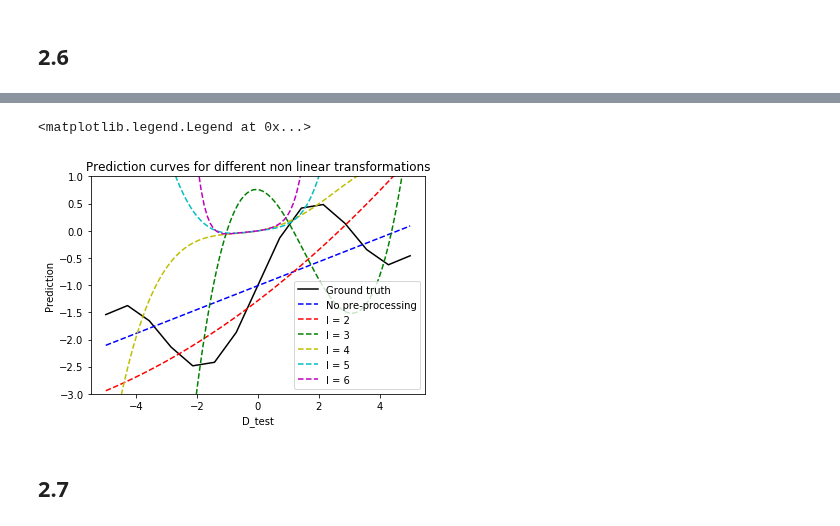
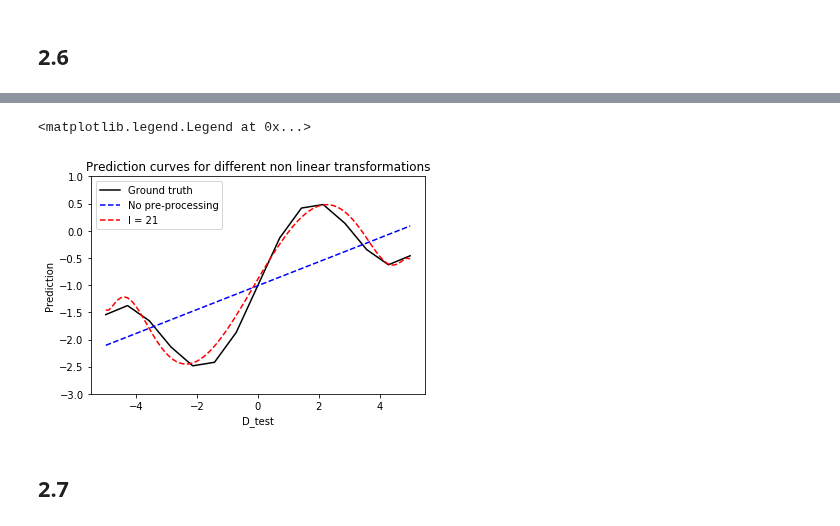
Before and after one commit to marued/IFT6390, a Jupyter notebook: Homeworks/Homework2/Homework2.ipynb, the cells around one changed output, grey strips where cells are left out. Saved outputs shown, nothing was run; the diff lists cells and outputs as text; code cells hidden in the pictures.

```diff
--- a/Homeworks/Homework2/Homework2.ipynb
+++ b/Homeworks/Homework2/Homework2.ipynb
@@ -213,9 +214,9 @@ class regression_gradient:
         # 1) Parameter Initialization
 
         if isinstance(train_data[0], (np.ndarray)):
-            self.weight = np.random.rand(train_data.shape[1]) / 10 #initialize the weights to a vector of size dx1
+            self.weight = zeros(train_data.shape[1]) #initialize the weights to a vector of zeros of size dx1
         else:
-            self.weight = np.random.rand() / 10
+            self.weight = 0
 
         self.bias = 0 #initialize the bias
         # -------------------------------
@@ -487,7 +488,7 @@ def phi_tf(data, l):
         Works only for 1 dimensional data sets.
     Return
     ----------
-    modified data set new_data
+    normalized transformed data set new_data
     """
 
     if isinstance(data, (np.float64, np.int32, float, int)):
@@ -510,6 +511,8 @@ def phi_tf(data, l):
             for j in range(l):
                 new_data[i][j] = np.power(ex,(j+1))
 
+    new_data= np.divide((new_data - new_data.min(axis=0)),(new_data.max(axis=0) - new_data.min(axis=0)))
+
     return new_data
 # %%
 model = regression_gradient(0.01)
@@ -521,40 +524,65 @@ plt.ylabel("Prediction")
 plt.ylim(-3,1)
 plt.title("Prediction curves for different non linear transformations")
 
-
 print ("Model with no pre-processing:")
 model.train(D, h_x(D), 0.000475, 0.00001, 5000)
 plt.plot(D_test, model.compute_predictions(D_test, h_x(D_test)), 'b--', label = "No pre-processing")
+print("True risk = {} \n".format(model.empiricalRisk(D_test,h_x(D_test))))
 
-print("Model with polynomial preprocessing of degree 2:")
-x_hat = phi_tf(D,2)
-x_hat_test = phi_tf(D_test, 2)
-model.train(x_hat, h_x(D), 0.003, 0.00001, 2000)
-plt.plot(D_test, model.compute_predictions(x_hat_test, h_x(D_test)), 'r--', label = "l = 2")
+# print("Model with polynomial preprocessing of degree 2:")
+# x_hat = phi_tf(D,2)
+# x_hat_test = phi_tf(D_test, 2)
+# model.train(x_hat, h_x(D), 0.000475, 0.00001, 5000)
+# plt.plot(D_test, model.compute_predictions(x_hat_test, h_x(D_test)), 'r--', label = "l = 2")
 
-print("Model with polynomial preprocessing of degree 3:")
-x_hat = phi_tf(D,3)
-x_hat_test = phi_tf(D_test, 3)
-model.train(x_hat, h_x(D), 0.00015, 0.00001, 400)
-plt.plot(D_test, model.compute_predictions(x_hat_test, h_x(D_test)), 'g--', label = "l = 3")
-
-# print("Model with polynomial preprocessing of degree 4:")
-# x_hat = phi_tf(D,4)
-# x_hat_test = phi_tf(D_test, 4)
-# model.train(x_hat, h_x(D), 0.0000001, 0.00001, 50)
-# plt.plot(D_test, model.compute_predictions(x_hat_test, h_x(D_test)), 'y--', label = "l = 4")
-
-# print("Model with polynomial preprocessing of degree 5:")
-# x_hat = phi_tf(D,5)
-# x_hat_test = phi_tf(D_test, 5)
-# model.train(x_hat, h_x(D), 0.000000001, 0.00001, 50)
-# plt.plot(D_test, model.compute_predictions(x_hat_test, h_x(D_test)), 'c--', label = "l = 5")
+# print("Model with polynomial preprocessing of degree 3:")
+# x_hat = phi_tf(D,3)
+# x_hat_test = phi_tf(D_test, 3)
+# model.train(x_hat, h_x(D), 0.08, 0.00001, 10000)
+# plt.plot(D_test, model.compute_predictions(x_hat_test, h_x(D_test)), 'g--', label = "l = 3")
+# print("True risk = {}\n".format(model.empiricalRisk(x_hat_test,h_x(D_test))))
 
 # print("Model with polynomial preprocessing of degree 6:")
 # x_hat = phi_tf(D,6)
 # x_hat_test = phi_tf(D_test, 6)
-# model.train(x_hat, h_x(D), 0.00000000001, 0.00001, 50)
-# plt.plot(D_test, model.compute_predictions(x_hat_test, h_x(D_test)), 'm--', label = "l = 6")
+# model.train(x_hat, h_x(D), 0.055, 0.00001, 5000)
+# # plt.plot(D_test, model.compute_predictions(x_hat_test, h_x(D_test)), 'm--', label = "l = 6")
+# print("True risk = {}\n".format(model.empiricalRisk(x_hat_test,h_x(D_test))))
+
+# print("Model with polynomial preprocessing of degree 9:")
+# x_hat = phi_tf(D,9)
+# x_hat_test = phi_tf(D_test, 9)
+# model.train(x_hat, h_x(D), 0.01, 0.00001, 5000)
+# # plt.plot(D_test, model.compute_predictions(x_hat_test, h_x(D_test)), 'c--', label = "l = 9")
+# print("True risk = {}\n".format(model.empiricalRisk(x_hat_test,h_x(D_test))))
+
+# print("Model with polynomial preprocessing of degree 12:")
+# x_hat = phi_tf(D,12)
+# x_hat_test = phi_tf(D_test, 12)
+# model.train(x_hat, h_x(D), 0.01, 0.00001, 5000)
+# # plt.plot(D_test, model.compute_predictions(x_hat_test, h_x(D_test)), 'y--', label = "l = 12")
+# print("True risk = {}\n".format(model.empiricalRisk(x_hat_test,h_x(D_test))))
+
+# print("Model with polynomial preprocessing of degree 15:")
+# x_hat = phi_tf(D,15)
+# x_hat_test = phi_tf(D_test, 15)
+# model.train(x_hat, h_x(D), 0.02, 0.00001, 10000)
+# #plt.plot(D_test, model.compute_predictions(x_hat_test, h_x(D_test)), 'r--', label = "l = 15")
+# print("True risk = {}\n".format(model.empiricalRisk(x_hat_test,h_x(D_test))))
+
+# print("Model with polynomial preprocessing of degree 18:")
+# x_hat = phi_tf(D,18)
+# x_hat_test = phi_tf(D_test, 18)
+# model.train(x_hat, h_x(D), 0.021, 0.00001, 10000)
+# plt.plot(D_test, model.compute_predictions(x_hat_test, h_x(D_test)), 'g--', label = "l = 18")
+# print("True risk = {}\n".format(model.empiricalRisk(x_hat_test,h_x(D_test))))
+
+print("Model with polynomial preprocessing of degree 21:")
+x_hat = phi_tf(D,21)
+x_hat_test = phi_tf(D_test, 21)
+model.train(x_hat, h_x(D), 0.0186, 0.0000, 10000)
+plt.plot(D_test, model.compute_predictions(x_hat_test, h_x(D_test)), 'r--', label = "l = 21")
+print("True risk = {}\n".format(model.empiricalRisk(x_hat_test,h_x(D_test))))
 
 plt.legend()
 # %% [output]
@@ -579,4 +598,4 @@ Training completed with 50 epochs
 <matplotlib.legend.Legend at 0x...>
-[figure, old version]
+[figure, new version]
 # %% [markdown]
 ## 2.7
```
Also changed, not shown: parts of 2 cells of this notebook.
